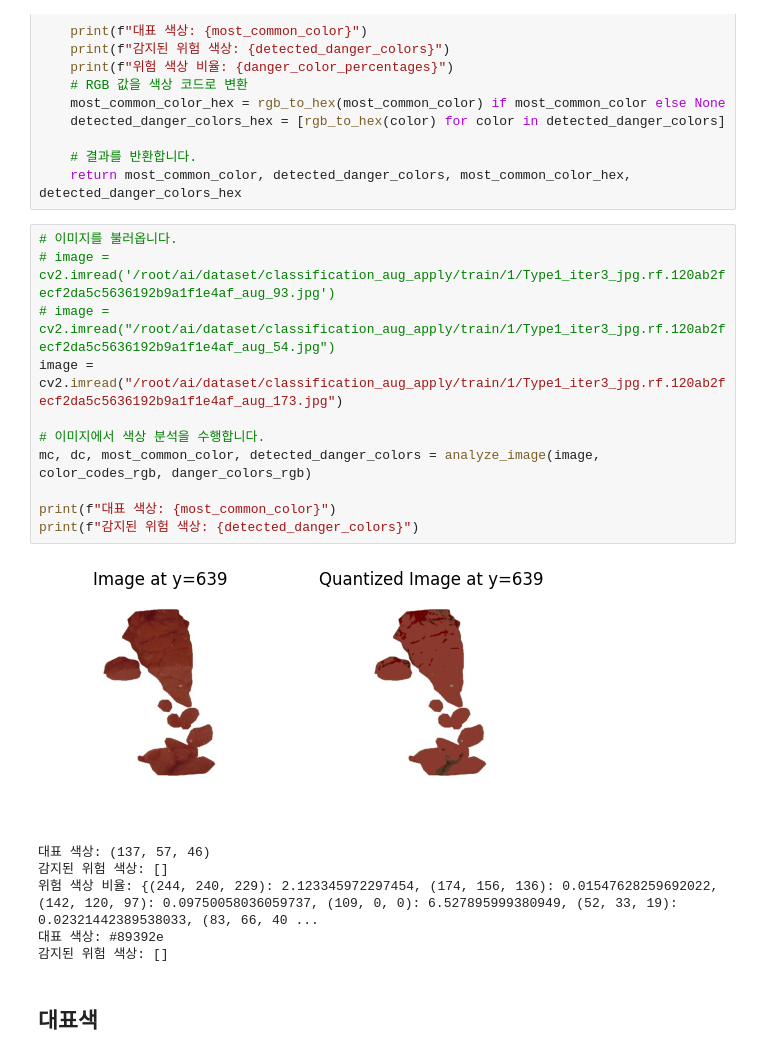
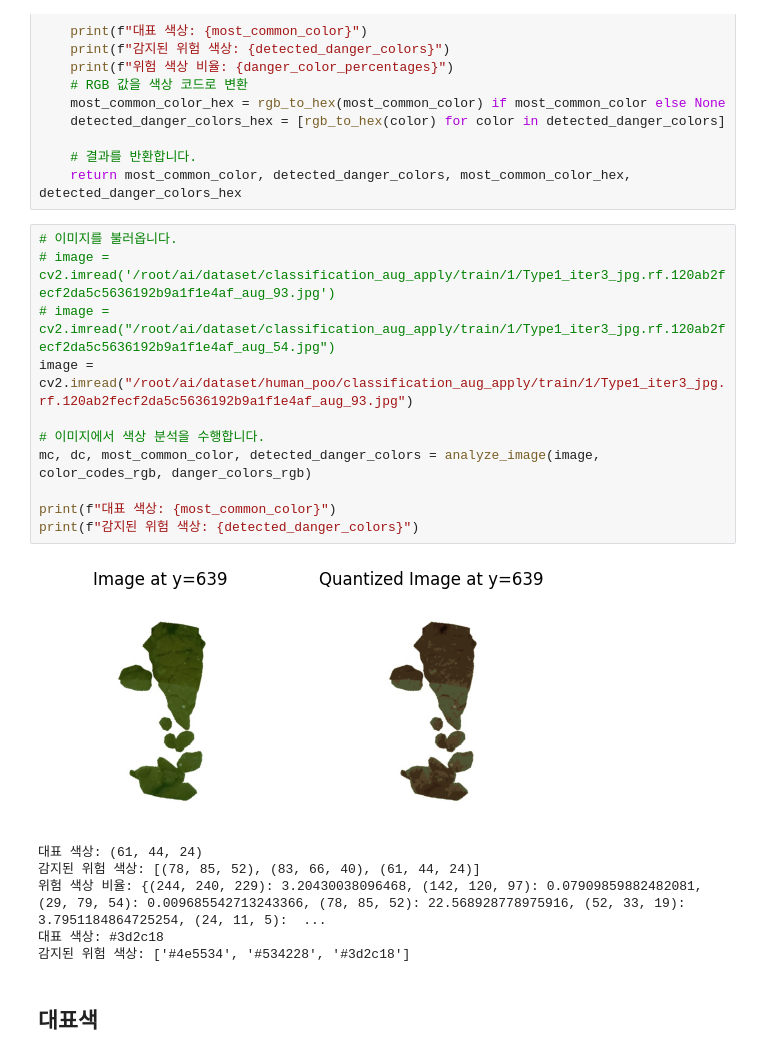
Before and after one commit to SKT-FLY-AI/ai, a Jupyter notebook: classification/color_classify.ipynb, the cells around one changed output. Drawn from its saved outputs; the diff is of its cells as text.

```diff
--- a/classification/color_classify.ipynb
+++ b/classification/color_classify.ipynb
@@ -132,21 +132,21 @@ def analyze_image(image, color_codes_rgb, danger_colors_rgb):
 # %%
 # 이미지를 불러옵니다.
 # image = cv2.imread('/root/ai/dataset/classification_aug_apply/train/1/Type1_iter3_jpg.rf.120ab2fecf2da5c5636192b9a1f1e4af_aug_93.jpg')
 # image = cv2.imread("/root/ai/dataset/classification_aug_apply/train/1/Type1_iter3_jpg.rf.120ab2fecf2da5c5636192b9a1f1e4af_aug_54.jpg")
-image = cv2.imread("/root/ai/dataset/classification_aug_apply/train/1/Type1_iter3_jpg.rf.120ab2fecf2da5c5636192b9a1f1e4af_aug_173.jpg")
+image = cv2.imread("/root/ai/dataset/human_poo/classification_aug_apply/train/1/Type1_iter3_jpg.rf.120ab2fecf2da5c5636192b9a1f1e4af_aug_93.jpg")
 
 # 이미지에서 색상 분석을 수행합니다.
 mc, dc, most_common_color, detected_danger_colors = analyze_image(image, color_codes_rgb, danger_colors_rgb)
 
 print(f"대표 색상: {most_common_color}")
 print(f"감지된 위험 색상: {detected_danger_colors}")
 # %% [output]
-[figure, old version]
+[figure, new version]
-대표 색상: (137, 57, 46)
-감지된 위험 색상: []
-위험 색상 비율: {(244, 240, 229): 2.123345972297454, (174, 156, 136): 0.01547628259692022, (142, 120, 97): 0.09750058036059737, (109, 0, 0): 6.527895999380949, (52, 33, 19): 0.02321442389538033, (83, 66, 40 ...
-대표 색상: #89392e
-감지된 위험 색상: []
+대표 색상: (61, 44, 24)
+감지된 위험 색상: [(78, 85, 52), (83, 66, 40), (61, 44, 24)]
+위험 색상 비율: {(244, 240, 229): 3.20430038096468, (142, 120, 97): 0.07909859882482081, (29, 79, 54): 0.009685542713243366, (78, 85, 52): 22.568928778975916, (52, 33, 19): 3.7951184864725254, (24, 11, 5):  ...
+대표 색상: #3d2c18
+감지된 위험 색상: ['#4e5534', '#534228', '#3d2c18']
 # %% [markdown]
 ## 대표색
 # %%
```
Also changed, not shown: 12 other files.
